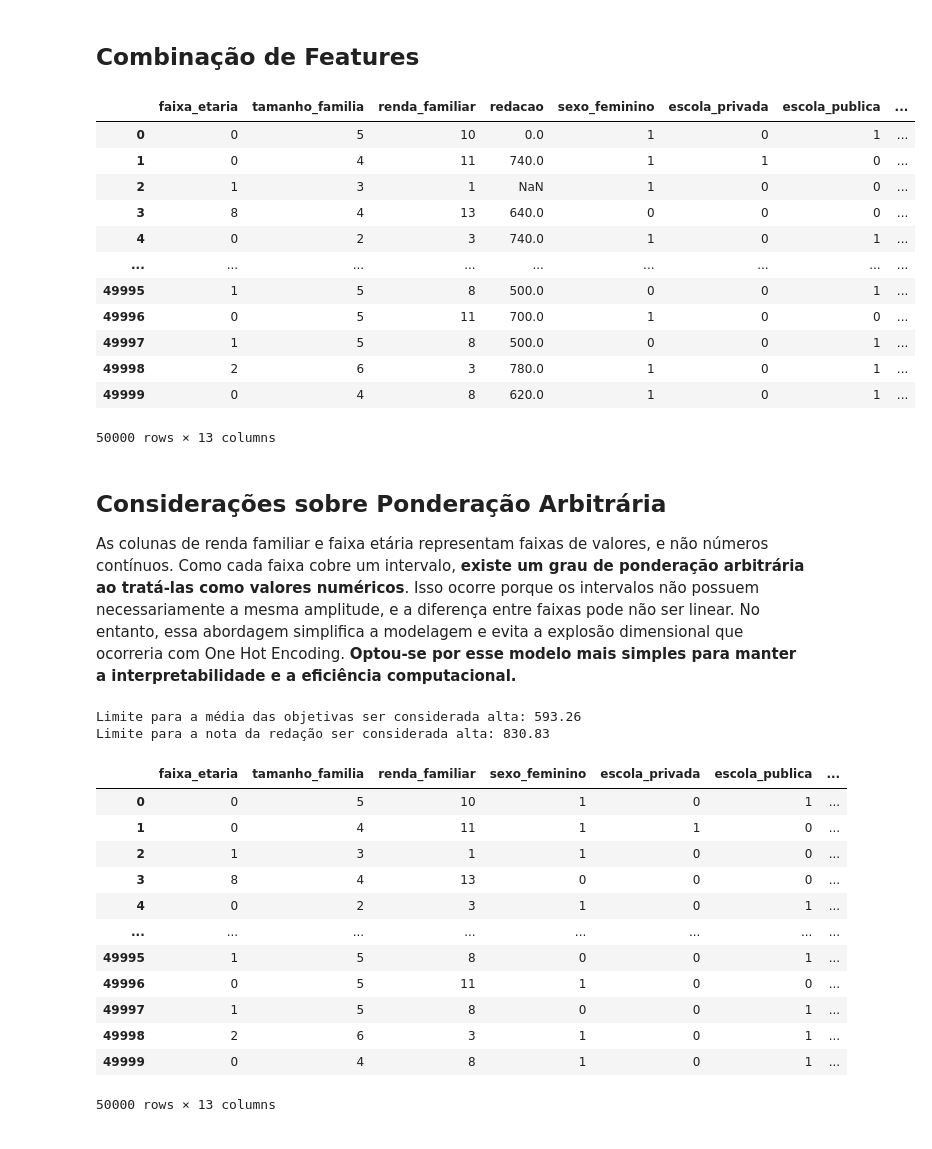
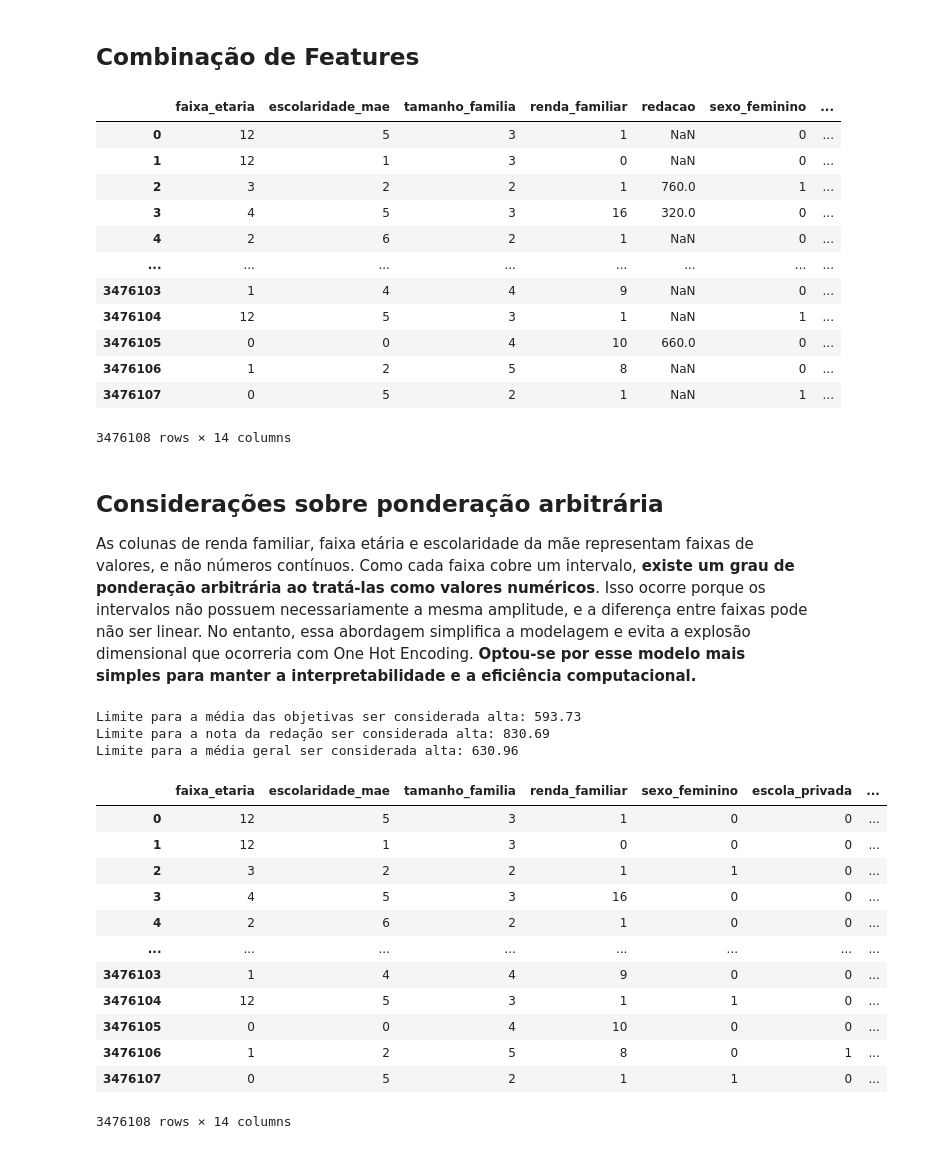
Before and after one commit to jrsuri/enem-analytics, a Jupyter notebook: notebooks/03 - Feature Engineering.ipynb, the cells around one changed output. Drawn from its saved outputs; the diff is of its cells as text; code cells hidden in the pictures.

Commit message:
Inputs e outputs de cada etapa modificados. Adicionado notebook com a etapa de modelagem.

```diff
--- a/notebooks/03 - Feature Engineering.ipynb
+++ b/notebooks/03 - Feature Engineering.ipynb
@@ -30,55 +30,57 @@ df_eng = df.copy()
 
 # Calcula a média das notas objetivas e descarta as colunas individuais
 df_eng['media_objetivas'] = df_eng[['NU_NOTA_LC', 'NU_NOTA_CH', 'NU_NOTA_CN', 'NU_NOTA_MT']].mean(axis=1)
+df_eng['media_geral'] = df_eng[['NU_NOTA_LC', 'NU_NOTA_CH', 'NU_NOTA_CN', 'NU_NOTA_MT', 'NU_NOTA_REDACAO']].mean(axis=1)
 df_eng.drop(columns=['NU_NOTA_LC', 'NU_NOTA_CH', 'NU_NOTA_CN', 'NU_NOTA_MT'], inplace=True)
 
 # Combina as informações de faltas (se faltou em qualquer prova recebe 1, caso contrário, 0)
 df_eng['faltou'] = df_eng[['TP_PRESENCA_LC', 'TP_PRESENCA_CH', 'TP_PRESENCA_CN', 'TP_PRESENCA_MT']].apply(
     lambda row: any(valor in ['Faltou', 'Eliminado'] for valor in row), axis=1
 ).astype(int)
 df_eng.drop(columns=['TP_PRESENCA_LC', 'TP_PRESENCA_CH', 'TP_PRESENCA_CN', 'TP_PRESENCA_MT'], inplace=True)
 
 # Combina as colunas de raça em duas categorias: branco_amarelo e preto_pardo_indigena
 df_eng['branco_amarelo'] = (df_eng['TP_COR_RACA_Branca'] + df_eng['TP_COR_RACA_Amarela']).clip(0, 1)
 df_eng['preto_pardo_indigena'] = (df_eng['TP_COR_RACA_Preta'] + df_eng['TP_COR_RACA_Parda'] + df_eng['TP_COR_RACA_Indígena']).clip(0, 1)
-df_eng.drop(columns=['TP_COR_RACA_Branca', 'TP_COR_RACA_Amarela', 'TP_COR_RACA_Preta', 'TP_COR_RACA_Parda', 'TP_COR_RACA_Indígena'], inplace=True)
+df_eng.drop(columns=['TP_COR_RACA_Branca', 'TP_COR_RACA_Amarela', 'TP_COR_RACA_Preta', 'TP_COR_RACA_Parda', 'TP_COR_RACA_Indígena', 'TP_ESCOLA_Pública'], inplace=True)
 
-# Junta Q024 (computador) e Q025 (internet) em uma única coluna 'acesso_tecnologia', que recebe 1 se o candidato tem qualquer um dos dois, ou 0 se não tiver nenhum
-df_eng['acesso_tecnologia'] = (df_eng['Q024_Sim'] + df_eng['Q025_Sim']).clip(0, 1)
-df_eng.drop(columns=['Q024_Sim', 'Q025_Sim'], inplace=True)
+# Junta Q022 (celular, Q024 (computador) e Q025 (internet) em uma única coluna 'acesso_tecnologia', que recebe 1 se o candidato tem qualquer um, ou 0 se não tiver nenhum
+# df_eng['acesso_tecnologia'] = (df_eng['Q024_Sim'] + df_eng['Q022_Sim'] + df_eng['Q025_Sim']).clip(0, 1)
+df_eng['possui_computador'] = df_eng['Q024_Sim']
+df_eng.drop(columns=['Q022_Sim', 'Q024_Sim', 'Q025_Sim'], inplace=True)
 
 # Renomeia as colunas, removendo prefixos e sufixos, convertendo para minúsculas e removendo acentos
 renomear = {
     'NU_NOTA_REDACAO': 'redacao',
     'TP_ESCOLA_Privada': 'escola_privada',
-    'TP_ESCOLA_Pública': 'escola_publica',
     'TP_SEXO_Feminino': 'sexo_feminino',
     'IN_TREINEIRO_Sim': 'treineiro',
+    'Q002': 'escolaridade_mae',
     'Q005': 'tamanho_familia',
     'Q006': 'renda_familiar',
     'TP_FAIXA_ETARIA': 'faixa_etaria'
 }
 df_eng.rename(columns=renomear, inplace=True)
 df_eng.columns = df_eng.columns.str.lower()
 df_eng
 # %% [output]
-|  | faixa_etaria | tamanho_familia | renda_familiar | redacao | sexo_feminino | escola_privada | escola_publica | ... |
-| 0 | 0 | 5 | 10 | 0.0 | 1 | 0 | 1 | ... |
-| 1 | 0 | 4 | 11 | 740.0 | 1 | 1 | 0 | ... |
-| 2 | 1 | 3 | 1 | NaN | 1 | 0 | 0 | ... |
-| 3 | 8 | 4 | 13 | 640.0 | 0 | 0 | 0 | ... |
-| 4 | 0 | 2 | 3 | 740.0 | 1 | 0 | 1 | ... |
-| ... | ... | ... | ... | ... | ... | ... | ... | ... |
-| 49995 | 1 | 5 | 8 | 500.0 | 0 | 0 | 1 | ... |
-| 49996 | 0 | 5 | 11 | 700.0 | 1 | 0 | 0 | ... |
-| 49997 | 1 | 5 | 8 | 500.0 | 0 | 0 | 1 | ... |
-| 49998 | 2 | 6 | 3 | 780.0 | 1 | 0 | 1 | ... |
-| 49999 | 0 | 4 | 8 | 620.0 | 1 | 0 | 1 | ... |
+|  | faixa_etaria | escolaridade_mae | tamanho_familia | renda_familiar | redacao | sexo_feminino | ... |
+| 0 | 12 | 5 | 3 | 1 | NaN | 0 | ... |
+| 1 | 12 | 1 | 3 | 0 | NaN | 0 | ... |
+| 2 | 3 | 2 | 2 | 1 | 760.0 | 1 | ... |
+| 3 | 4 | 5 | 3 | 16 | 320.0 | 0 | ... |
+| 4 | 2 | 6 | 2 | 1 | NaN | 0 | ... |
+| ... | ... | ... | ... | ... | ... | ... | ... |
+| 3476103 | 1 | 4 | 4 | 9 | NaN | 0 | ... |
+| 3476104 | 12 | 5 | 3 | 1 | NaN | 1 | ... |
+| 3476105 | 0 | 0 | 4 | 10 | 660.0 | 0 | ... |
+| 3476106 | 1 | 2 | 5 | 8 | NaN | 0 | ... |
+| 3476107 | 0 | 5 | 2 | 1 | NaN | 1 | ... |
-50000 rows × 13 columns
+3476108 rows × 14 columns
 # %% [markdown]
-## **Considerações sobre Ponderação Arbitrária**
+## **Considerações sobre ponderação arbitrária**
 
-As colunas de renda familiar e faixa etária representam faixas de valores, e não números contínuos. Como cada faixa cobre um intervalo, **existe um grau de ponderação arbitrária ao tratá-las como valores numéricos**. Isso ocorre porque os intervalos não possuem necessariamente a mesma amplitude, e a diferença entre faixas pode não ser linear. No entanto, essa abordagem simplifica a modelagem e evita a explosão dimensional que ocorreria com One Hot Encoding. **Optou-se por esse modelo mais simples para manter a interpretabilidade e a eficiência computacional.**
+As colunas de renda familiar, faixa etária e escolaridade da mãe representam faixas de valores, e não números contínuos. Como cada faixa cobre um intervalo, **existe um grau de ponderação arbitrária ao tratá-las como valores numéricos**. Isso ocorre porque os intervalos não possuem necessariamente a mesma amplitude, e a diferença entre faixas pode não ser linear. No entanto, essa abordagem simplifica a modelagem e evita a explosão dimensional que ocorreria com One Hot Encoding. **Optou-se por esse modelo mais simples para manter a interpretabilidade e a eficiência computacional.**
 # %%
 # Valores da coluna 'renda_familiar':
 #  0 → Nenhuma renda
@@ -123,33 +135,37 @@ As colunas de renda familiar e faixa etária representam faixas de valores, e n
 # %%
-# Calcula os limiares para classificação binária
+# Calcula os limiares para classificação binária, considerando a média das colunas mais um desvio padrão
 media_limite = df_eng['media_objetivas'].mean() + df_eng['media_objetivas'].std()
 redacao_limite = df_eng['redacao'].mean() + df_eng['redacao'].std()
+media_geral_limite = df_eng['media_geral'].mean() + df_eng['media_geral'].std()
 print(f'Limite para a média das objetivas ser considerada alta: {round(media_limite, 2)}')
 print(f'Limite para a nota da redação ser considerada alta: {round(redacao_limite, 2)}')
+print(f'Limite para a média geral ser considerada alta: {round(media_geral_limite, 2)}')
 
 # Cria as variáveis binárias
 df_eng['media_objetivas_alta'] = (df_eng['media_objetivas'] > media_limite).astype(int)
 df_eng['nota_redacao_alta'] = (df_eng['redacao'] > redacao_limite).astype(int)
+df_eng['media_geral_alta'] = (df_eng['media_geral'] > media_geral_limite).astype(int)
 
 # Remove as colunas das notas
-df_eng.drop(columns=['media_objetivas', 'redacao'], inplace=True)
+df_eng.drop(columns=['media_objetivas', 'redacao', 'media_geral'], inplace=True)
 df_eng
 # %% [output]
-Limite para a média das objetivas ser considerada alta: 593.26
-Limite para a nota da redação ser considerada alta: 830.83
+Limite para a média das objetivas ser considerada alta: 593.73
+Limite para a nota da redação ser considerada alta: 830.69
+Limite para a média geral ser considerada alta: 630.96
-|  | faixa_etaria | tamanho_familia | renda_familiar | sexo_feminino | escola_privada | escola_publica | ... |
-| 0 | 0 | 5 | 10 | 1 | 0 | 1 | ... |
-| 1 | 0 | 4 | 11 | 1 | 1 | 0 | ... |
-| 2 | 1 | 3 | 1 | 1 | 0 | 0 | ... |
-| 3 | 8 | 4 | 13 | 0 | 0 | 0 | ... |
-| 4 | 0 | 2 | 3 | 1 | 0 | 1 | ... |
+|  | faixa_etaria | escolaridade_mae | tamanho_familia | renda_familiar | sexo_feminino | escola_privada | ... |
+| 0 | 12 | 5 | 3 | 1 | 0 | 0 | ... |
+| 1 | 12 | 1 | 3 | 0 | 0 | 0 | ... |
+| 2 | 3 | 2 | 2 | 1 | 1 | 0 | ... |
+| 3 | 4 | 5 | 3 | 16 | 0 | 0 | ... |
+| 4 | 2 | 6 | 2 | 1 | 0 | 0 | ... |
 | ... | ... | ... | ... | ... | ... | ... | ... |
-| 49995 | 1 | 5 | 8 | 0 | 0 | 1 | ... |
-| 49996 | 0 | 5 | 11 | 1 | 0 | 0 | ... |
-| 49997 | 1 | 5 | 8 | 0 | 0 | 1 | ... |
-| 49998 | 2 | 6 | 3 | 1 | 0 | 1 | ... |
-| 49999 | 0 | 4 | 8 | 1 | 0 | 1 | ... |
+| 3476103 | 1 | 4 | 4 | 9 | 0 | 0 | ... |
+| 3476104 | 12 | 5 | 3 | 1 | 1 | 0 | ... |
+| 3476105 | 0 | 0 | 4 | 10 | 0 | 0 | ... |
+| 3476106 | 1 | 2 | 5 | 8 | 0 | 1 | ... |
+| 3476107 | 0 | 5 | 2 | 1 | 1 | 0 | ... |
-50000 rows × 13 columns
+3476108 rows × 14 columns
 # %%
 # Salva o dataframe para a etapa seguinte (modelagem)
 df_eng.to_csv('../data/df_eng.csv', sep=';', encoding='iso-8859-1', index=False)
```
Also changed, not shown: parts of 2 cells of this notebook, 8 other files.
